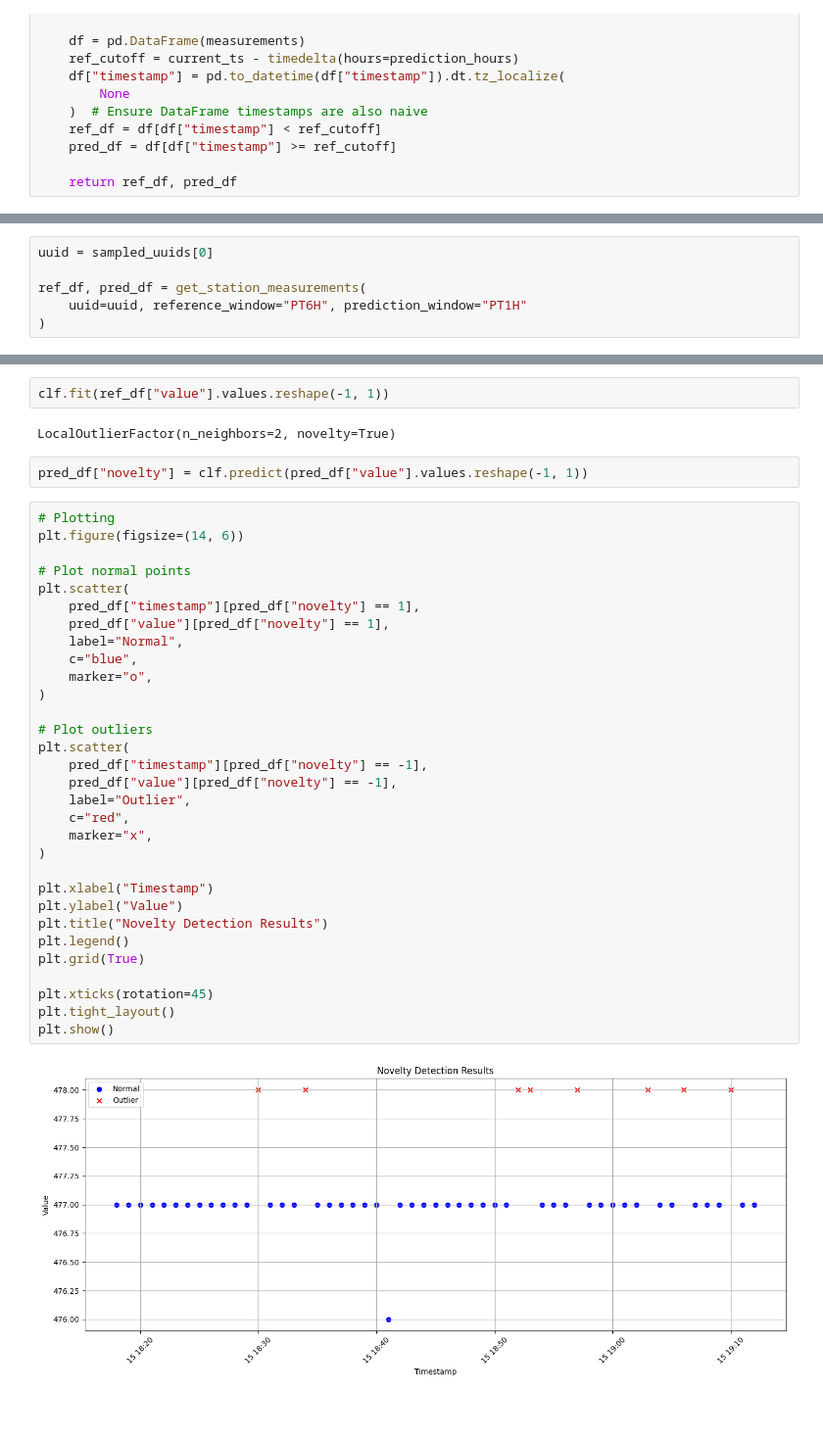
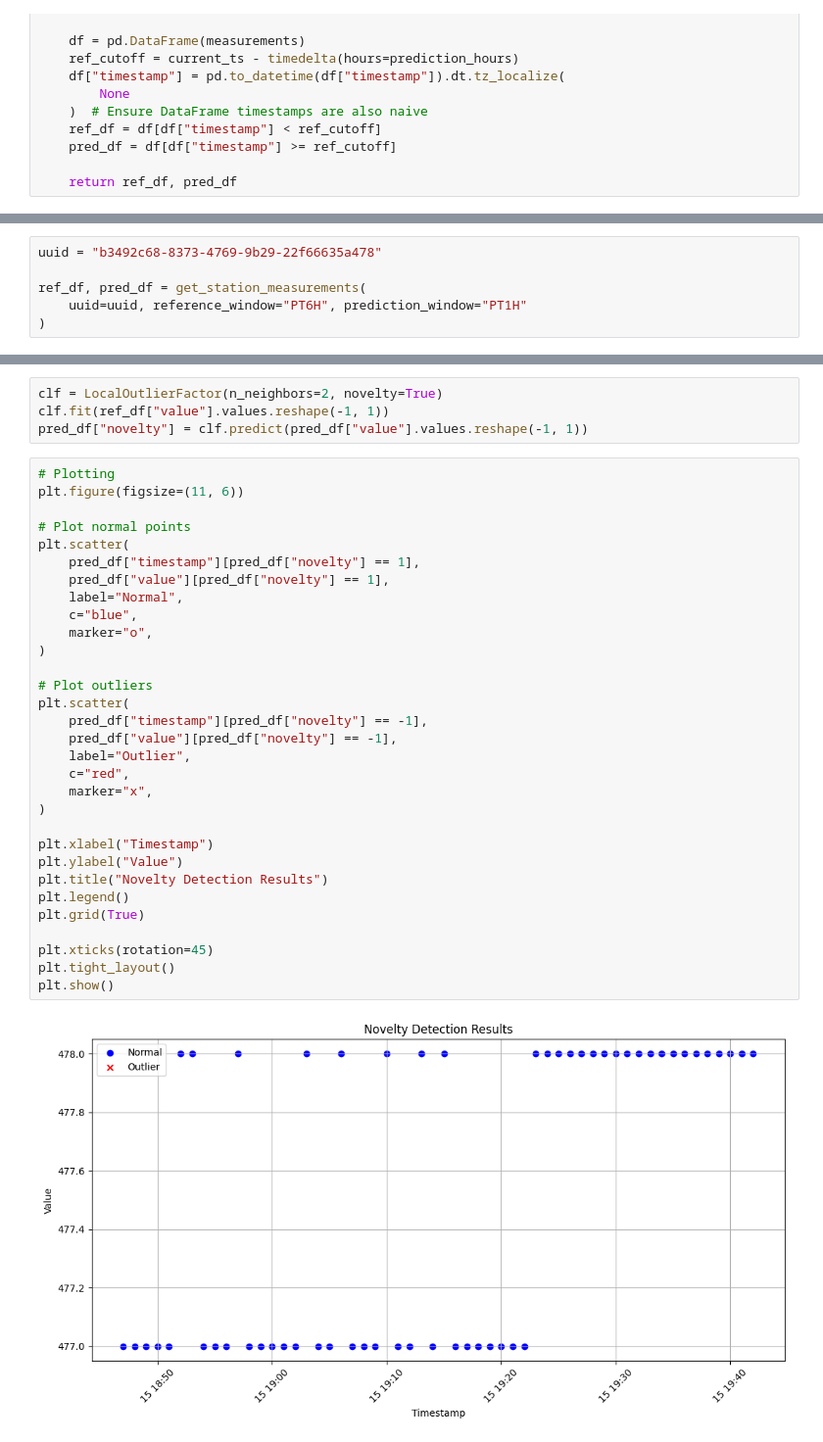
Before and after one commit to Safarveisi/water_level_anomaly_detection, a Jupyter notebook: ops.ipynb, the cells around one changed output, grey strips where cells are left out. Shown at 98% size. Drawn from its saved outputs; the diff is of its cells as text; blank space fills up the shorter version.

```diff
--- a/ops.ipynb
+++ b/ops.ipynb
@@ -81,5 +79,5 @@ sampled_uuids = random.sample(stations_uuid, 10)
 # %%
-uuid = sampled_uuids[0]
+uuid = "b3492c68-8373-4769-9b29-22f66635a478"
 
 ref_df, pred_df = get_station_measurements(
     uuid=uuid, reference_window="PT6H", prediction_window="PT1H"
@@ -109,39 +108,37 @@ clf = LocalOutlierFactor(n_neighbors=2, novelty=True)
 # %%
+clf = LocalOutlierFactor(n_neighbors=2, novelty=True)
 clf.fit(ref_df["value"].values.reshape(-1, 1))
+pred_df["novelty"] = clf.predict(pred_df["value"].values.reshape(-1, 1))
-# %% [output]
-LocalOutlierFactor(n_neighbors=2, novelty=True)
-# %%
-pred_df["novelty"] = clf.predict(pred_df["value"].values.reshape(-1, 1))
 # %%
 # Plotting
-plt.figure(figsize=(14, 6))
+plt.figure(figsize=(11, 6))
 
 # Plot normal points
 plt.scatter(
     pred_df["timestamp"][pred_df["novelty"] == 1],
     pred_df["value"][pred_df["novelty"] == 1],
     label="Normal",
     c="blue",
     marker="o",
 )
 
 # Plot outliers
 plt.scatter(
     pred_df["timestamp"][pred_df["novelty"] == -1],
     pred_df["value"][pred_df["novelty"] == -1],
     label="Outlier",
     c="red",
     marker="x",
 )
 
 plt.xlabel("Timestamp")
 plt.ylabel("Value")
 plt.title("Novelty Detection Results")
 plt.legend()
 plt.grid(True)
 
 plt.xticks(rotation=45)
 plt.tight_layout()
 plt.show()
 # %% [output]
-[figure, old version]
+[figure, new version]
```
Also changed, not shown: parts of 6 cells of this notebook.
